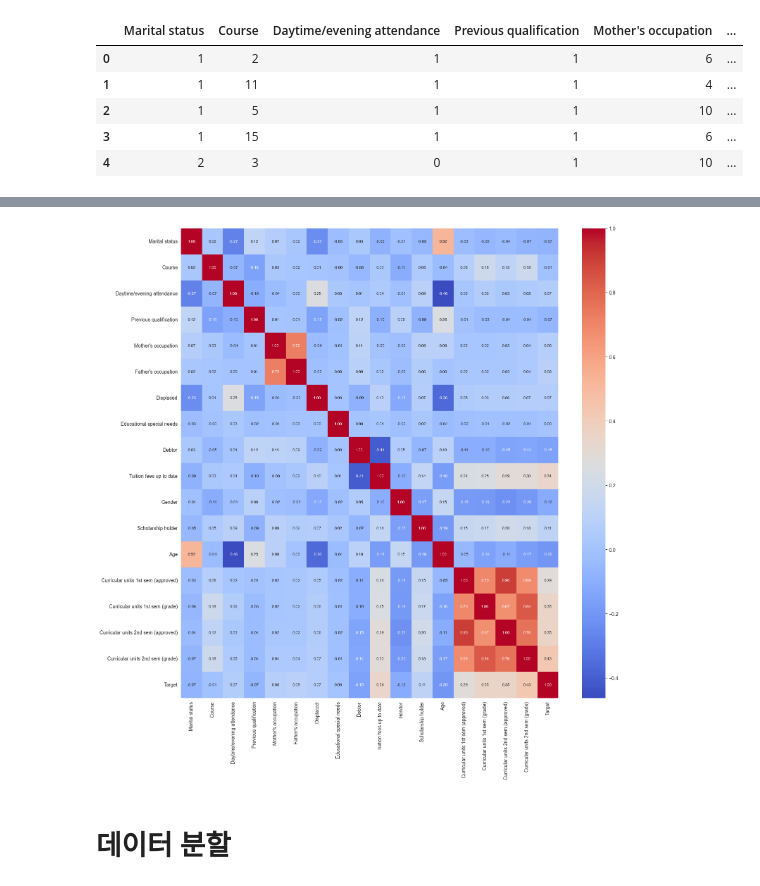
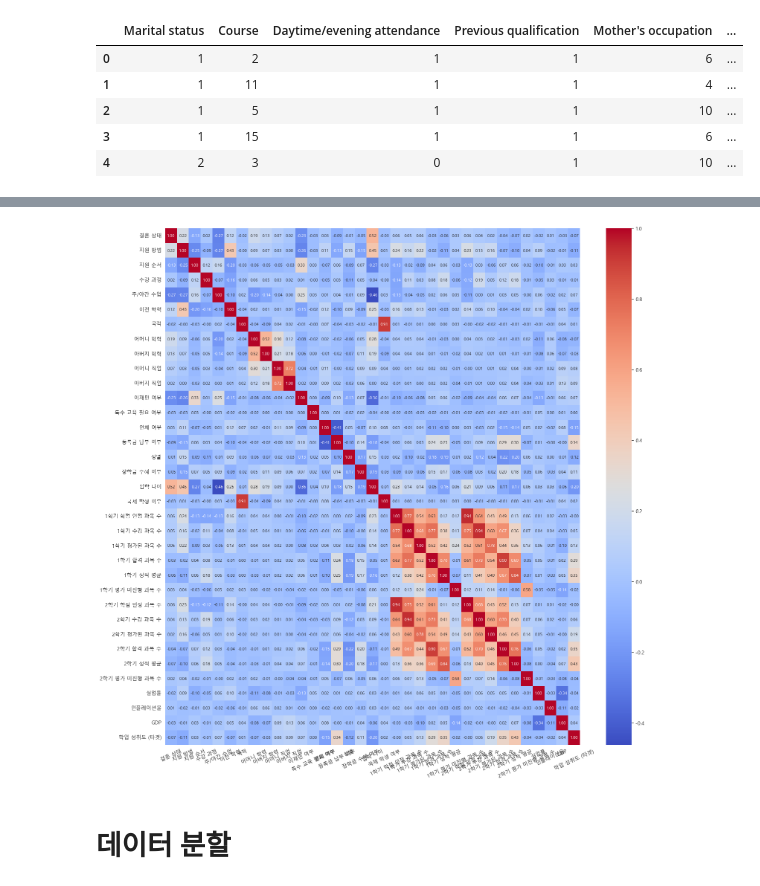
Before and after one commit to skn-ai14-250409/SKN14-2nd-6Team, a Jupyter notebook: ChoSeongryeol/project.ipynb, the cells around one changed output, grey strips where cells are left out. Drawn from its saved outputs; the diff is of its cells as text; code cells hidden in the pictures.

```diff
--- a/ChoSeongryeol/project.ipynb
+++ b/ChoSeongryeol/project.ipynb
@@ -107,6 +129,44 @@ df.head()
 # target에 범주를 매핑(데이터 설명에 나와있는 범주 A,B,C -> 0,1,2)
 targetvariable = {'Dropout': 0,'Graduate': 1,'Enrolled': 2}
 df['Target'] = df['Target'].map(targetvariable)
+# %%
+df.rename(columns={
+    'Marital status': '결혼 상태',
+    'Application mode': '지원 방법',
+    'Application order': '지원 순서',
+    'Course': '수강 과정',
+    'Daytime/evening attendance': '주/야간 수업',
+    'Previous qualification': '이전 학력',
+    'Nationality': '국적',
+    "Mother's qualification": '어머니 학력',
+    "Father's qualification": '아버지 학력',
+    "Mother's occupation": '어머니 직업',
+    "Father's occupation": '아버지 직업',
+    'Displaced': '이재민 여부',
+    'Educational special needs': '특수 교육 필요 여부',
+    'Debtor': '연체 여부',
+    'Tuition fees up to date': '등록금 납부 여부',
+    'Gender': '성별',
+    'Scholarship holder': '장학금 수혜 여부',
+    'Age': '입학 나이',
+    'International': '국제 학생 여부',
+    'Curricular units 1st sem (credited)': '1학기 학점 인정 과목 수',
+    'Curricular units 1st sem (enrolled)': '1학기 수강 과목 수',
+    'Curricular units 1st sem (evaluations)': '1학기 평가된 과목 수',
+    'Curricular units 1st sem (approved)': '1학기 합격 과목 수',
+    'Curricular units 1st sem (grade)': '1학기 성적 평균',
+    'Curricular units 1st sem (without evaluations)': '1학기 평가 미진행 과목 수',
+    'Curricular units 2nd sem (credited)': '2학기 학점 인정 과목 수',
+    'Curricular units 2nd sem (enrolled)': '2학기 수강 과목 수',
+    'Curricular units 2nd sem (evaluations)': '2학기 평가된 과목 수',
+    'Curricular units 2nd sem (approved)': '2학기 합격 과목 수',
+    'Curricular units 2nd sem (grade)': '2학기 성적 평균',
+    'Curricular units 2nd sem (without evaluations)': '2학기 평가 미진행 과목 수',
+    'Unemployment rate': '실업률',
+    'Inflation rate': '인플레이션율',
+    'GDP': 'GDP',
+    'Target': '학업 성취도 (타겟)'
+}, inplace=True)
 # %%
 corr_mat = df.corr(numeric_only=True)
 corr_mat
@@ -131,12 +192,13 @@ corr_mat
 # %%
 plt.figure(figsize=(16, 16))
 sns.heatmap(corr_mat, annot=True, cmap='coolwarm', fmt='.2f', annot_kws={'size': 8})
 
 plt.tight_layout()
-# plt.savefig('my_plot.png', dpi=200)
+plt.xticks(rotation=24)
+# plt.savefig('heatmap_pre.png', dpi=200)
 plt.show()
 # %% [output]
-[figure, old version]
+[figure, new version]
 # %% [markdown]
 # 데이터 분할
 # %%
```
Also changed, not shown: parts of 10 cells of this notebook, 11 other files.
